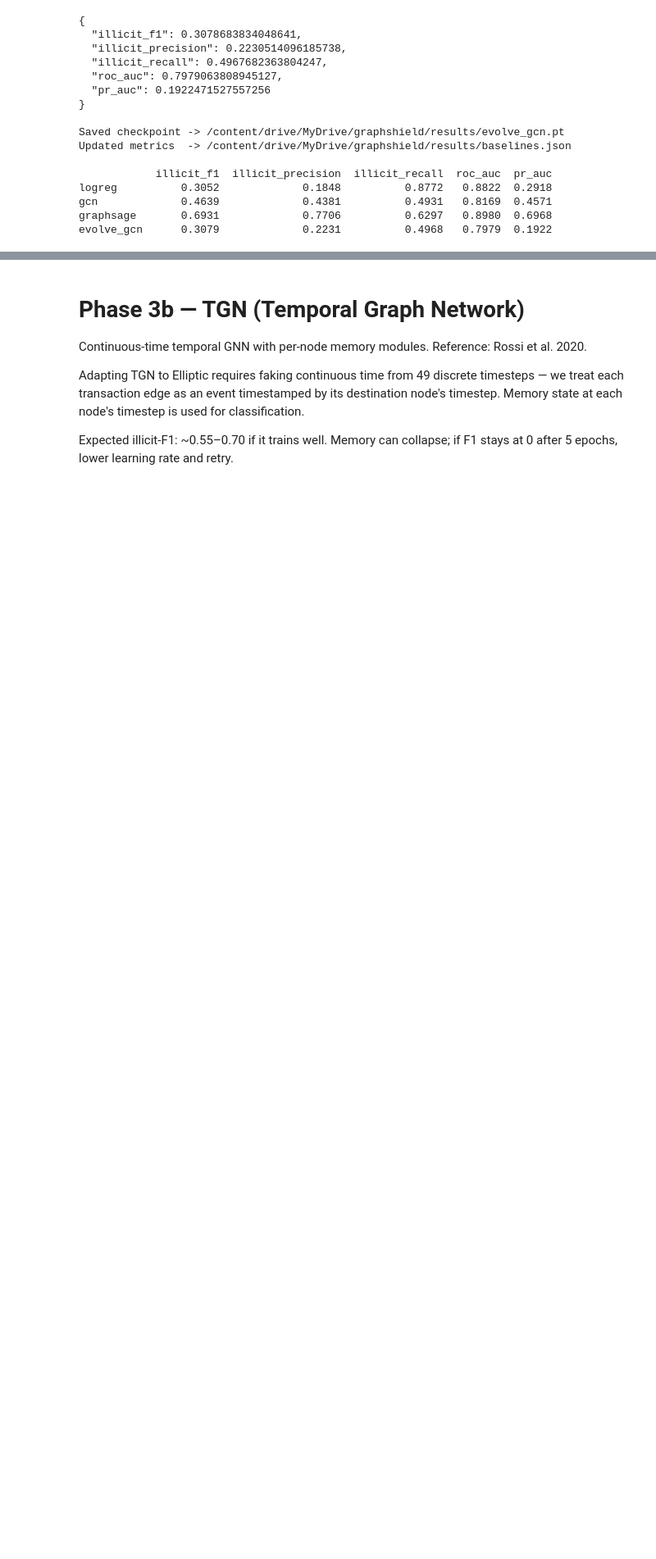
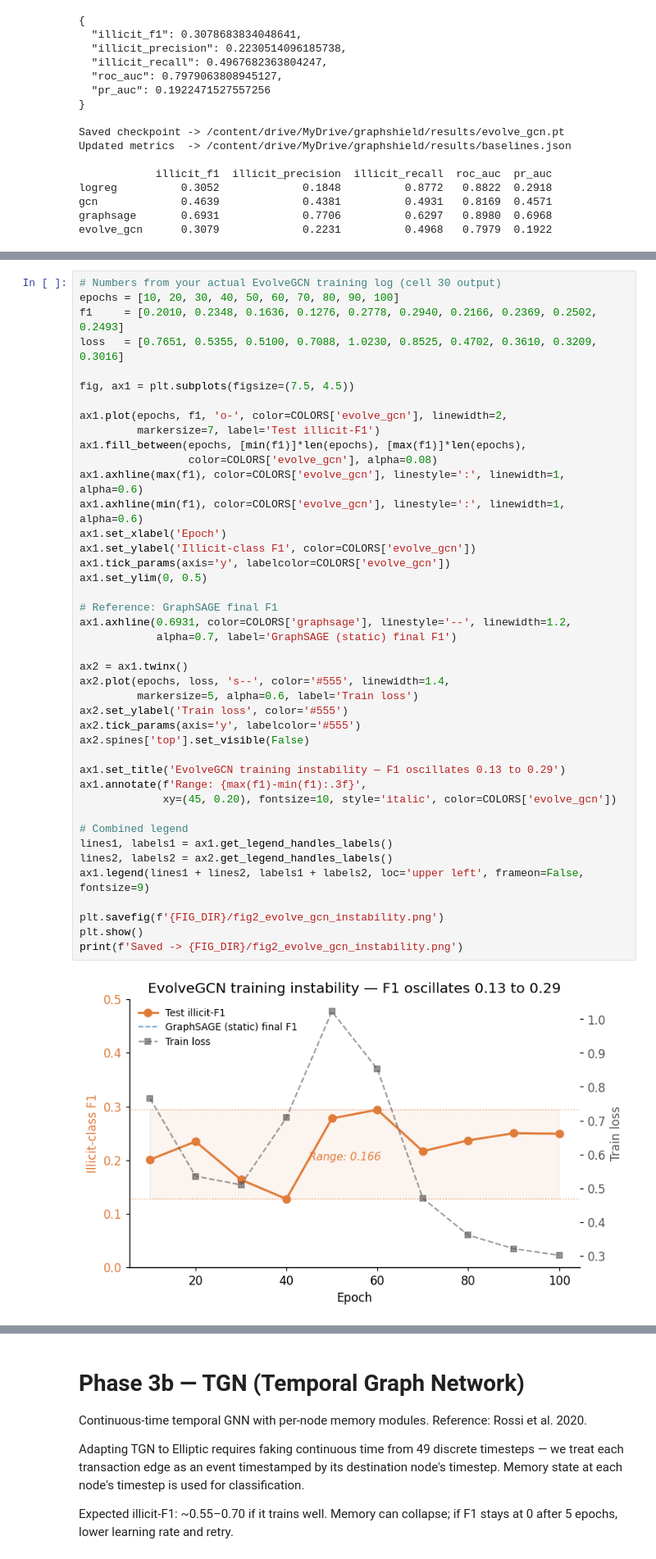
Before and after one commit to faisalbasha1982/DeepLearningProject_7643, a Jupyter notebook: faisal_Project_DL_7643.ipynb, the cells around one changed output, grey strips where cells are left out. Shown at 82% size. Drawn from its saved outputs; the diff is of its cells as text; blank space fills up the shorter version.

```diff
--- a/faisal_Project_DL_7643.ipynb
+++ b/faisal_Project_DL_7643.ipynb
@@ -661,0 +770,44 @@ evolve_gcn      0.3079             0.2231          0.4968   0.7979  0.1922
+# %%
+# Numbers from your actual EvolveGCN training log (cell 30 output)
+epochs = [10, 20, 30, 40, 50, 60, 70, 80, 90, 100]
+f1     = [0.2010, 0.2348, 0.1636, 0.1276, 0.2778, 0.2940, 0.2166, 0.2369, 0.2502, 0.2493]
+loss   = [0.7651, 0.5355, 0.5100, 0.7088, 1.0230, 0.8525, 0.4702, 0.3610, 0.3209, 0.3016]
+
+fig, ax1 = plt.subplots(figsize=(7.5, 4.5))
+
+ax1.plot(epochs, f1, 'o-', color=COLORS['evolve_gcn'], linewidth=2,
+         markersize=7, label='Test illicit-F1')
+ax1.fill_between(epochs, [min(f1)]*len(epochs), [max(f1)]*len(epochs),
+                 color=COLORS['evolve_gcn'], alpha=0.08)
+ax1.axhline(max(f1), color=COLORS['evolve_gcn'], linestyle=':', linewidth=1, alpha=0.6)
+ax1.axhline(min(f1), color=COLORS['evolve_gcn'], linestyle=':', linewidth=1, alpha=0.6)
+ax1.set_xlabel('Epoch')
+ax1.set_ylabel('Illicit-class F1', color=COLORS['evolve_gcn'])
+ax1.tick_params(axis='y', labelcolor=COLORS['evolve_gcn'])
+ax1.set_ylim(0, 0.5)
+
+# Reference: GraphSAGE final F1
+ax1.axhline(0.6931, color=COLORS['graphsage'], linestyle='--', linewidth=1.2,
+            alpha=0.7, label='GraphSAGE (static) final F1')
+
+ax2 = ax1.twinx()
+ax2.plot(epochs, loss, 's--', color='#555', linewidth=1.4,
+         markersize=5, alpha=0.6, label='Train loss')
+ax2.set_ylabel('Train loss', color='#555')
+ax2.tick_params(axis='y', labelcolor='#555')
+ax2.spines['top'].set_visible(False)
+
+ax1.set_title('EvolveGCN training instability — F1 oscillates 0.13 to 0.29')
+ax1.annotate(f'Range: {max(f1)-min(f1):.3f}',
+             xy=(45, 0.20), fontsize=10, style='italic', color=COLORS['evolve_gcn'])
+
+# Combined legend
+lines1, labels1 = ax1.get_legend_handles_labels()
+lines2, labels2 = ax2.get_legend_handles_labels()
+ax1.legend(lines1 + lines2, labels1 + labels2, loc='upper left', frameon=False, fontsize=9)
+
+plt.savefig(f'{FIG_DIR}/fig2_evolve_gcn_instability.png')
+plt.show()
+print(f'Saved -> {FIG_DIR}/fig2_evolve_gcn_instability.png')
+# %% [output]
+[figure, added]
```
Also changed, not shown: parts of 13 cells of this notebook, 5 other files.
